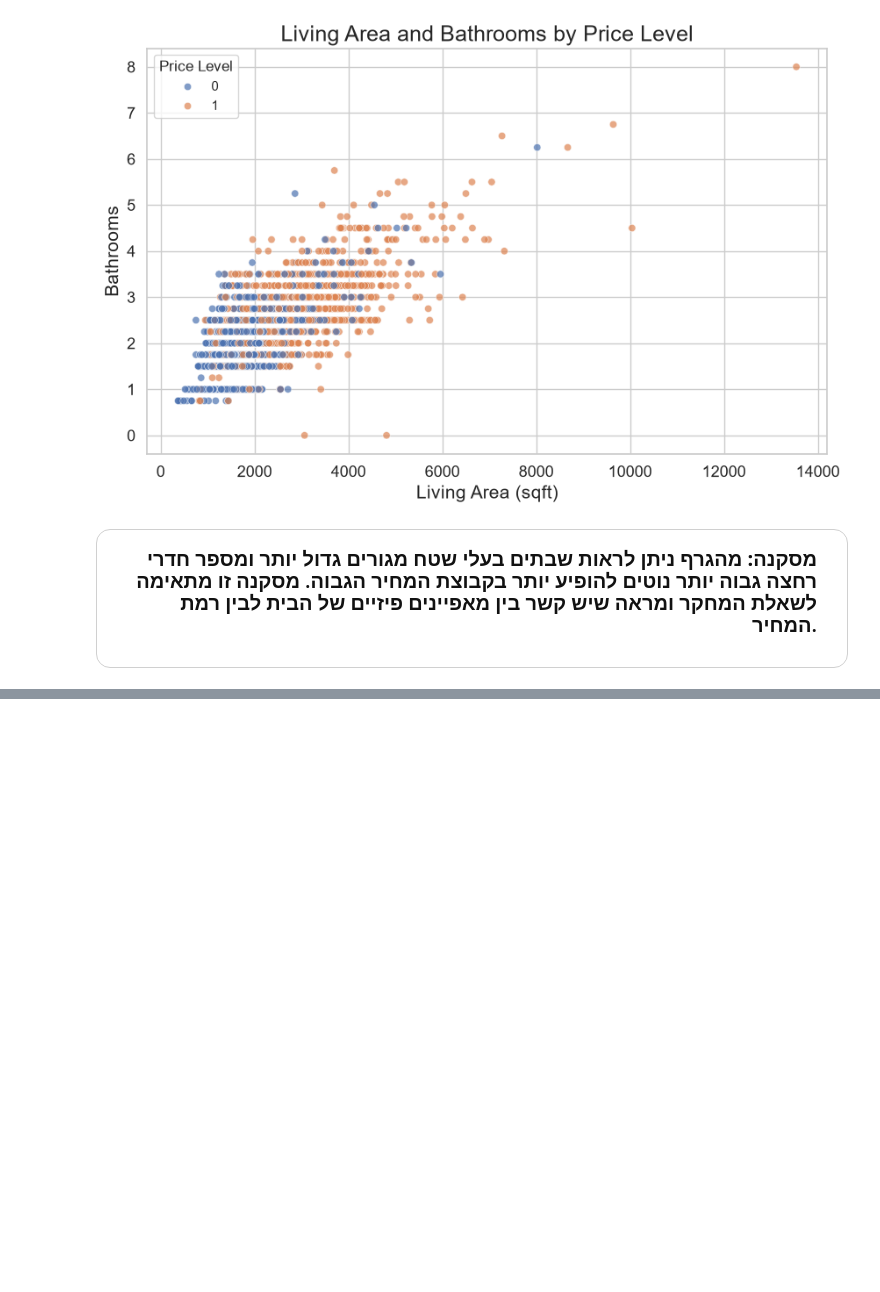
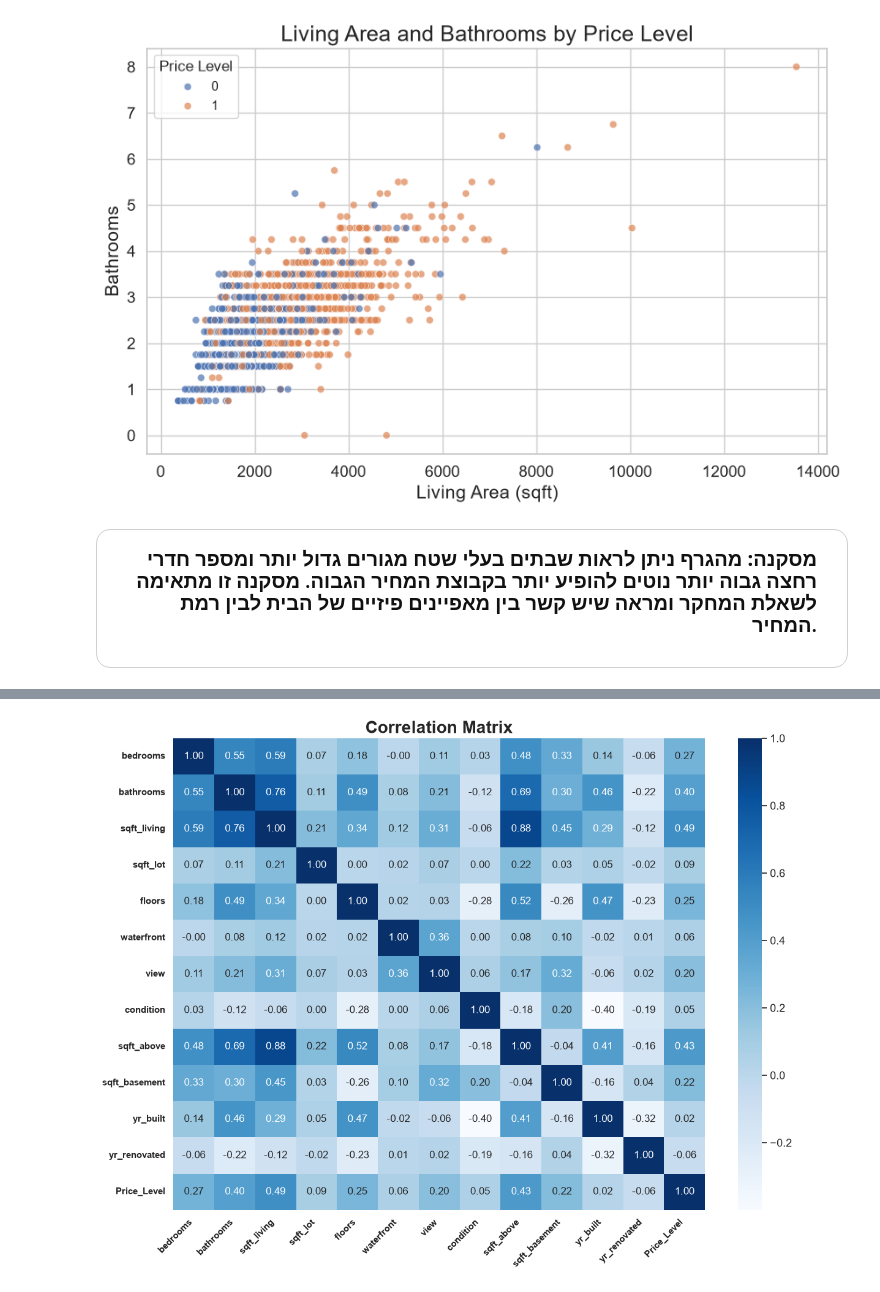
Before and after one commit to MhmdRayanm7/House-Price-Prediction-ML, a Jupyter notebook: notebooks/House_Price_Project.ipynb, the cells around one changed output, grey strips where cells are left out. Saved outputs shown, nothing was run; the diff lists cells and outputs as text; code cells hidden in the pictures; blank space fills up the shorter version.

Commit message:
Add correlation analysis

```diff
--- a/notebooks/House_Price_Project.ipynb
+++ b/notebooks/House_Price_Project.ipynb
@@ -835,0 +868,6 @@ plt.show()
+# %%
+# Correlation matrix
+
+correlation_matrix = df.corr()
+
+correlation_matrix
@@ -835,0 +889,19 @@ plt.show()
+# %%
+# Correlation heatmap
+
+plt.figure(figsize=(14, 10))
+
+sns.heatmap(
+    correlation_matrix,
+    annot=True,
+    fmt=".2f",
+    cmap="Blues"
+)
+
+plt.title("Correlation Matrix", fontsize=20, fontweight="bold")
+plt.xticks(rotation=45, ha="right", fontsize=11, fontweight="bold")
+plt.yticks(fontsize=11, fontweight="bold")
+
+plt.show()
+# %% [output]
+[figure, added]
```
Also changed, not shown: parts of 6 cells of this notebook.
